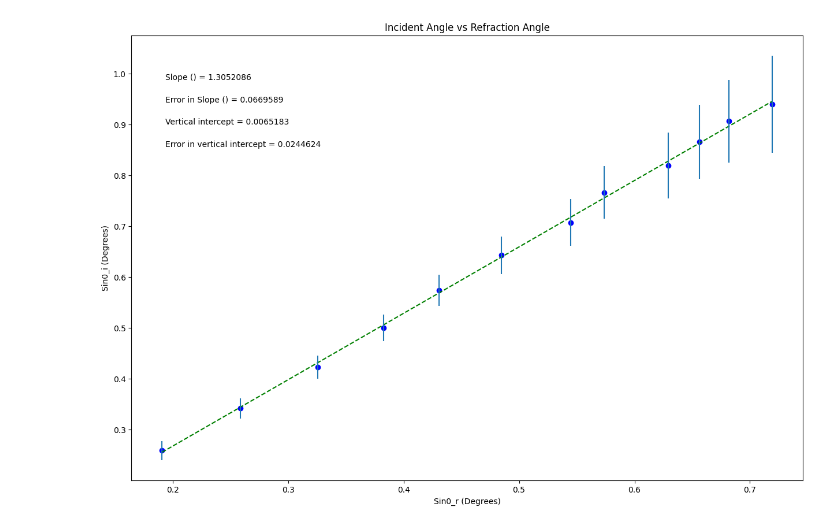
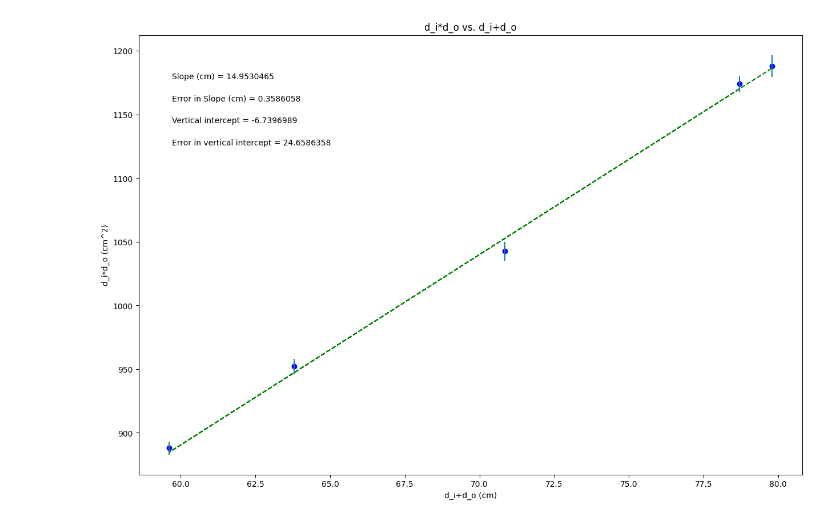
Before and after one commit to gagerausch/Labs, a Jupyter notebook: phsxlab_plotting_template.ipynb, the cells around one changed output. Drawn from its saved outputs; the diff is of its cells as text; code cells hidden in the pictures.

```diff
--- a/phsxlab_plotting_template.ipynb
+++ b/phsxlab_plotting_template.ipynb
@@ -19,28 +19,28 @@ import matplotlib.pyplot as plt
 #variable names should start with a letter and must contain only letters, numbers, and underscores
 
 
-Sin0_r = np.array([0.1908, 0.2588, 0.3256, 0.3827, 0.4305, 0.4848, 0.5446, 0.5736, 0.6293, 0.6561, 0.6820, 0.7193])
+d_iplusd_o = np.array([78.70,	59.60,	63.80,	70.85,	79.80])
 
-Sin0_i = np.array([0.2588, 0.3420, 0.4226, 0.5000, 0.5736, 0.6428, 0.7071, 0.7660, 0.8192, 0.8660, 0.9063, 0.9397])
+d_itimesd_o = np.array([1174.0, 888.0, 952.0, 1042.5, 1188.0])
 
-err_Sin0_i = np.array([0.0183, 0.0199, 0.0226, 0.0262, 0.0304, 0.0367, 0.0460, 0.0516, 0.0650, 0.0727, 0.0813, 0.0956])
+err_d_itimesd_o = np.array([6.52,	5.17,	6.14,	7.37,	8.71])
 
 
 
 #Re-assign variables as x, y, dy so that the remaining plotting code may remain generic
 #UPDATE VARIABLE NAMES (ON RHS OF EACH EQUAL SIGN) TO MATCH VARIABLE NAMES FOR DATA ABOVE
 
-x = Sin0_r             #this should be the array you want to plot on the x axis
-y = Sin0_i             #this should be the array you want to plot on the y axis
-dy = err_Sin0_i        #this should be your error in y array
+x = d_iplusd_o             #this should be the array you want to plot on the x axis
+y = d_itimesd_o             #this should be the array you want to plot on the y axis
+dy = err_d_itimesd_o        #this should be your error in y array
 
 
 #UPDATE EACH OF THESE 4 STRINGS FOR YOUR PLOT LABELS AS YOU WANT THEM TO APPEAR
 
-plot_title= 'Incident Angle vs Refraction Angle'
-x_label= 'Sin0_r (Degrees)'
-y_label= 'Sin0_i (Degrees)'
-slope_units= ''
+plot_title= 'd_i*d_o vs. d_i+d_o'
+x_label= 'd_i+d_o (cm)'
+y_label= 'd_i*d_o (cm^2)'
+slope_units= 'cm'
 
 #UPDATE ANNOTATION PLACEMENT SO IT'S OUT OF WAY OF PLOTTED DATA AND BEST FIT LINE
 #integer from 1 to 4, top R corner is 1 (counter-clockwise from there)
@@ -92,31 +92,31 @@ elif annotation_placement==3 or annotation_placement==4:
 #Don't need to change anything in this section!
 
 #Plot data on graph. Plot error bars and place values for slope,
 #error in slope, and vertical intercept (plus error) on the plot using "annotate"
 
 plt.figure(figsize=(15,10))
 
 plt.plot(x, fit, color='green', linestyle='--')
 plt.scatter(x, y, color='blue', marker='o')
 
 plt.xlabel(x_label)
 plt.ylabel(y_label)
 plt.title(plot_title)
 
 plt.errorbar(x, y, yerr=dy, xerr=None, fmt="none") #don't need to plot x error bars
 
 plt.annotate('Slope ({}) = {value:.{digits}f}'.format(slope_units,value=m, digits=7),
              (xpos, ypos[0]), xycoords='axes fraction')
 
 plt.annotate('Error in Slope ({}) = {value:.{digits}f}'.format(slope_units,value=dm, digits=7),
              (xpos, ypos[1]), xycoords='axes fraction')
 
 plt.annotate('Vertical intercept = {value:.{digits}f}'.format(value=b, digits=7),
              (xpos, ypos[2]), xycoords='axes fraction')
 
 plt.annotate('Error in vertical intercept = {value:.{digits}f}'.format(value=db, digits=7),
              (xpos, ypos[3]), xycoords='axes fraction')
 
 plt.show()
 # %% [output]
-[figure, old version]
+[figure, new version]
```
Also changed, not shown: parts of 1 cell of this notebook.
